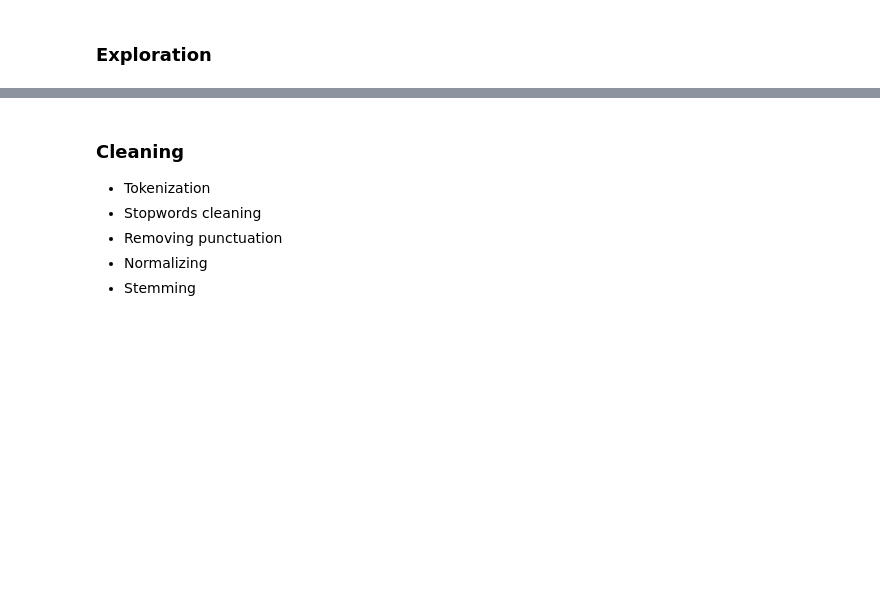
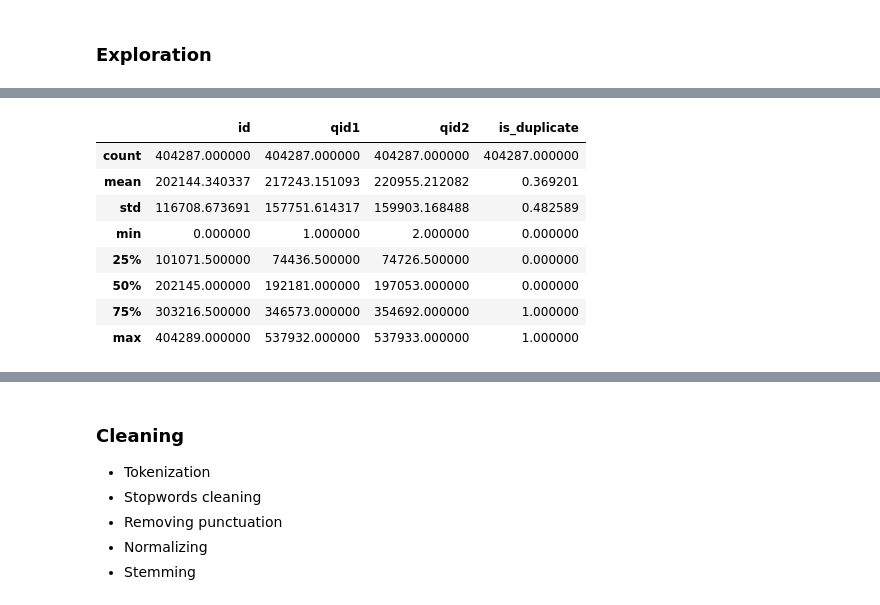
Before and after one commit to lighthouse-labs/mini-project-V, a Jupyter notebook: mini_project_V.ipynb, the cells around one changed output, grey strips where cells are left out. Drawn from its saved outputs; the diff is of its cells as text; code cells hidden in the pictures; blank space fills up the shorter version.

Commit message:
updatated code on main project file

```diff
--- a/mini_project_V.ipynb
+++ b/mini_project_V.ipynb
@@ -19,0 +21,5 @@ df = pd.read_csv(".../train.csv")
+# %%
+df = pd.read_csv("/Users/Oswal/Documents/GitHub/mini-project-V/train 2.csv")
+df = df.dropna()  # Remove rows with missing values
+X = df['question1']
+y = df['question2']
@@ -24,0 +105,12 @@ There is no designated test.csv file. The train.csv file is the entire dataset.
+# %%
+df.describe()
+# %% [output]
+|  | id | qid1 | qid2 | is_duplicate |
+| count | 404287.000000 | 404287.000000 | 404287.000000 | 404287.000000 |
+| mean | 202144.340337 | 217243.151093 | 220955.212082 | 0.369201 |
+| std | 116708.673691 | 157751.614317 | 159903.168488 | 0.482589 |
+| min | 0.000000 | 1.000000 | 2.000000 | 0.000000 |
+| 25% | 101071.500000 | 74436.500000 | 74726.500000 | 0.000000 |
+| 50% | 202145.000000 | 192181.000000 | 197053.000000 | 0.000000 |
+| 75% | 303216.500000 | 346573.000000 | 354692.000000 | 1.000000 |
+| max | 404289.000000 | 537932.000000 | 537933.000000 | 1.000000 |
```
Also changed, not shown: parts of 41 cells of this notebook.
